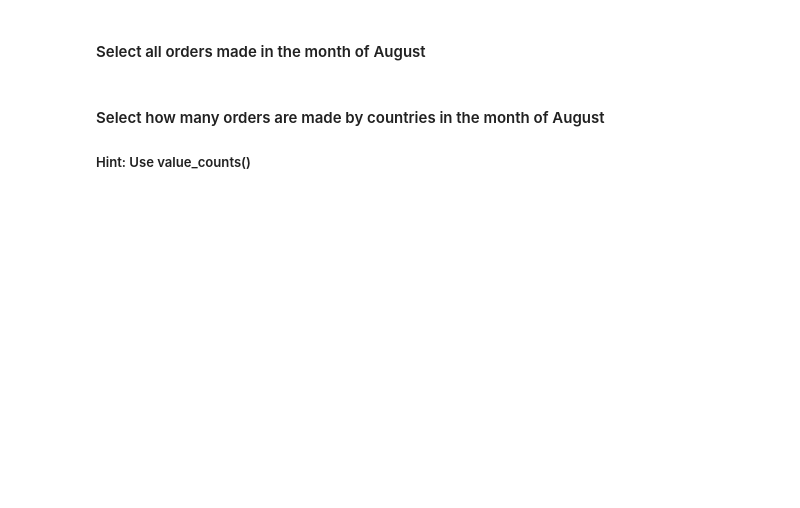
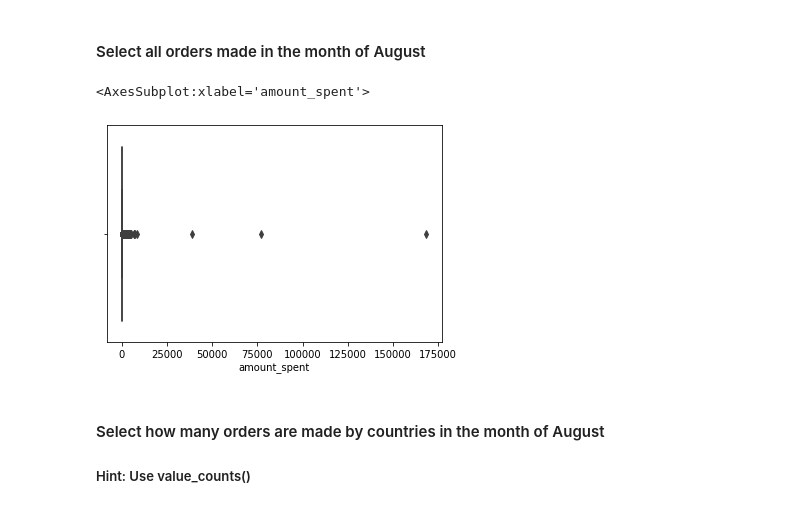
Before and after one commit to Ironhack-Data-Madrid-Agosto-2021/lab-descriptive-stats, a Jupyter notebook: your-code/main.ipynb, the cells around one changed output. Saved outputs shown, nothing was run; the diff lists cells and outputs as text; code cells hidden in the pictures; blank space fills up the shorter version.

```diff
--- a/your-code/main.ipynb
+++ b/your-code/main.ipynb
@@ -405,3 +495,8 @@ we have various int categorical series a couple float numeric and the rest are o
+# %%
+sns.boxplot(x=orders["amount_spent"])
+# %% [output]
+<AxesSubplot:xlabel='amount_spent'>
+[figure, added]
 # %% [markdown]
 #### Select how many orders are made by countries in the month of August
 ##### Hint: Use value_counts()
```
Also changed, not shown: parts of 33 cells of this notebook.
